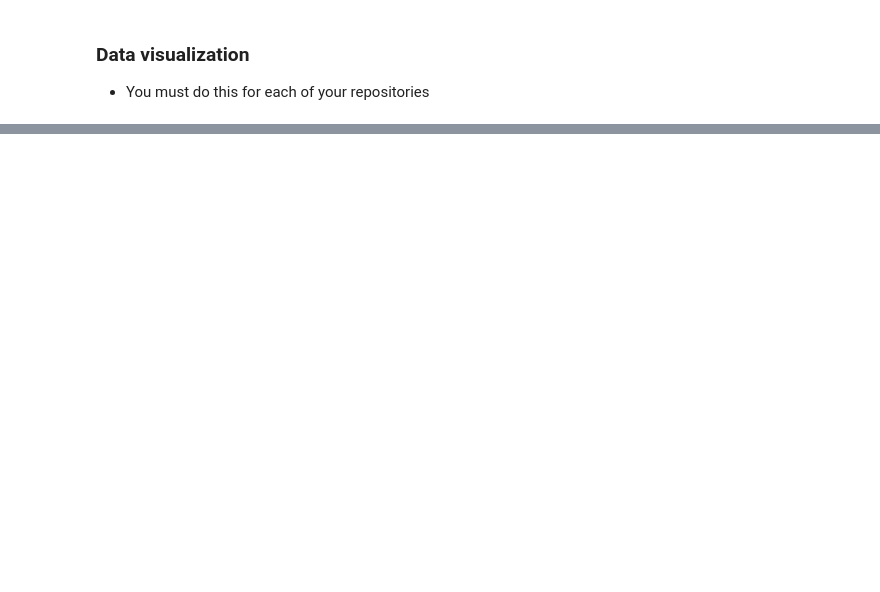
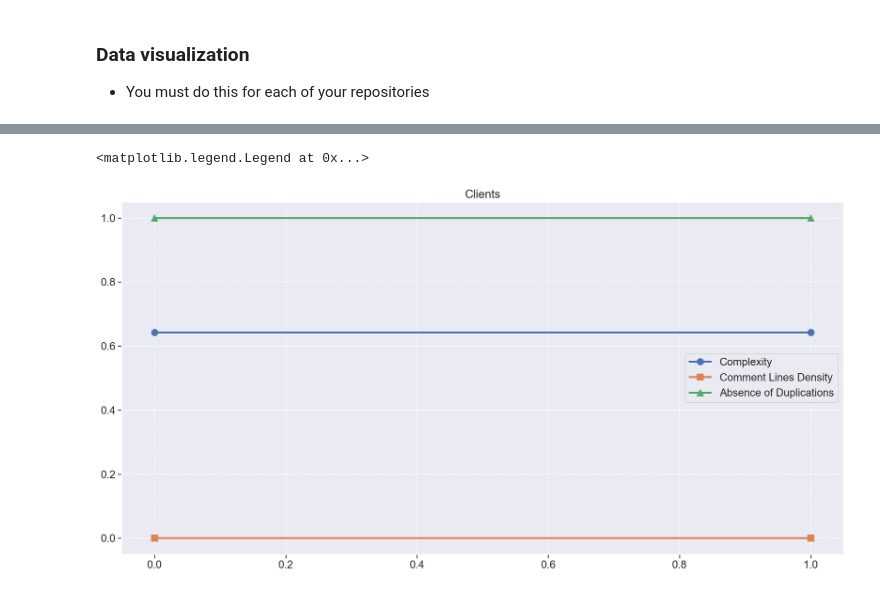
Before and after one commit to DITGO/2021-2-SiGeD-Doc, a Jupyter notebook: Analytics/analytics.ipynb, the cells around one changed output, grey strips where cells are left out. Cells and saved outputs as stored; diff of their text form; code cells hidden in the pictures; blank space fills up the shorter version.

```diff
--- a/Analytics/analytics.ipynb
+++ b/Analytics/analytics.ipynb
@@ -520,0 +506,12 @@ metrics_df.to_csv('fga-eps-mds-2021_2_SiGeD-DATASET-{}.csv'.format(currentDateTi
+# %%
+fig = plt.figure(figsize=(20, 10))
+
+plt.title('Clients')
+plt.plot(repos_metrics_list[1]['em1'], linewidth=3, marker='o', label='Complexity', markersize=10)
+plt.plot(repos_metrics_list[1]['em2'], linewidth=3, marker='s', label='Comment Lines Density', markersize=10)
+plt.plot(repos_metrics_list[1]['em3'], linewidth=3, marker='^', label='Absence of Duplications', markersize=10)
+
+plt.legend()
+# %% [output]
+<matplotlib.legend.Legend at 0x...>
+[figure, added]
```
Also changed, not shown: parts of 74 cells of this notebook, 7 other files.
